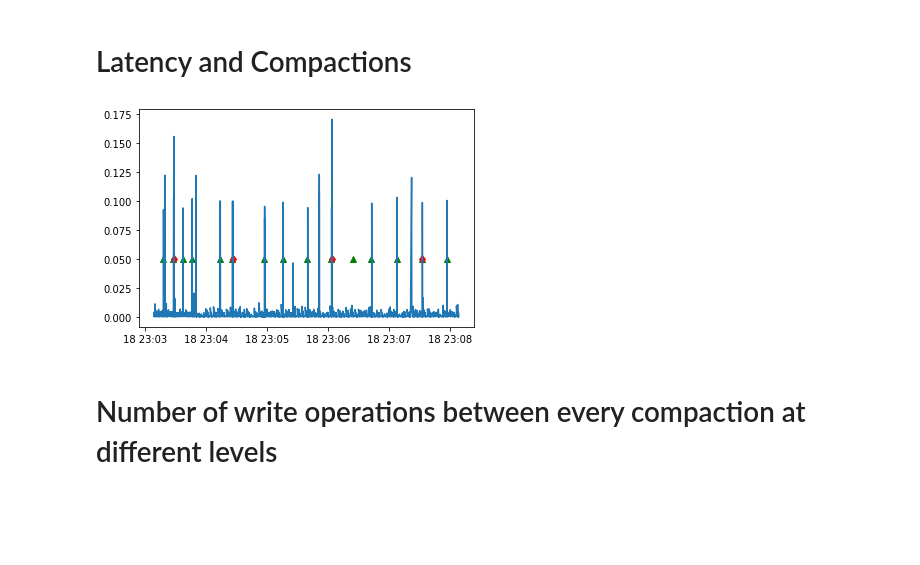
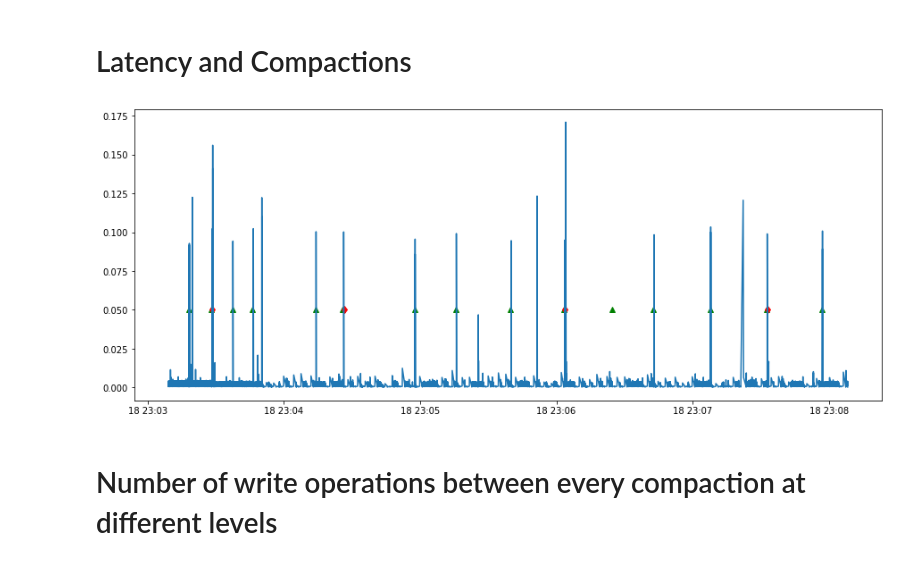
Before and after one commit to esmaeil-mirvakili/benchmark, a Jupyter notebook: Ceph/latency_distribution/qd48-5mins-default/latency_model.ipynb, the cells around one changed output. Drawn from its saved outputs; the diff is of its cells as text; code cells hidden in the pictures; blank space fills up the shorter version.

```diff
--- a/Ceph/latency_distribution/qd48-5mins-default/latency_model.ipynb
+++ b/Ceph/latency_distribution/qd48-5mins-default/latency_model.ipynb
@@ -298,16 +298,17 @@ def split_latencies(
 # %% [markdown]
 # Latency and Compactions
 # %%
+fig= plt.figure(figsize=(15,6))
 plt.plot(x2_compact, y2_compact, label='4096 KiB',marker='^', c='g', linestyle='')
 plt.plot(x3_compact, y3_compact, label='4096 KiB',marker='d', c='r', linestyle='')
 
 plt.plot(x_bs_lat, y_bs_lat, label='bluestore')
 #ax.set(xlabel='time stamps', ylabel='latency [secs]', title='BlueStore Latency Time Series')
 #plt.legend()
 plt.show()
 plt.close()
 # %% [output]
-[figure, old version]
+[figure, new version]
 # %% [markdown]
 # Number of write operations between every compaction at different levels
 # %%
```
Also changed, not shown: parts of 5 cells of this notebook, 18 other files.
